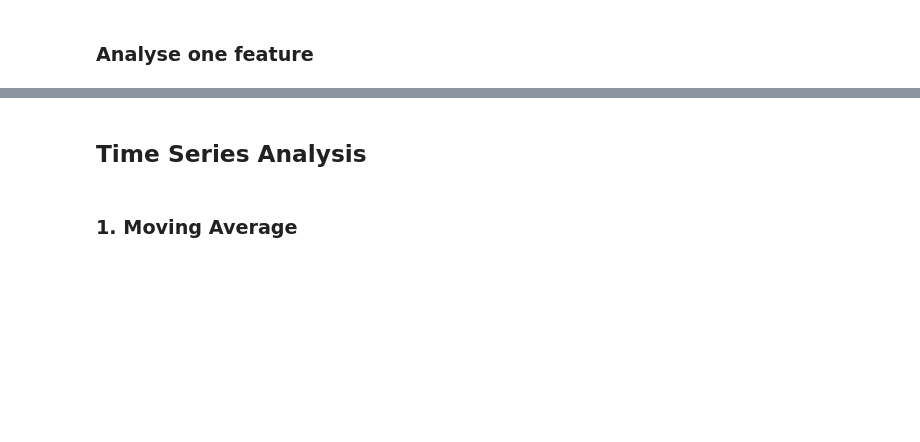
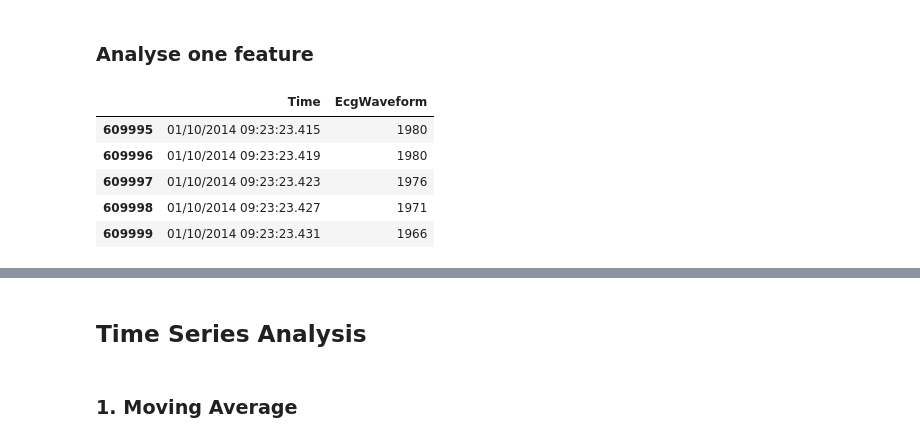
Before and after one commit to sncr0/d1namo, a Jupyter notebook: notebooks/eda-on-d1namo-ecg.ipynb, the cells around one changed output, grey strips where cells are left out. Cells and saved outputs as stored; diff of their text form; code cells hidden in the pictures; blank space fills up the shorter version.

```diff
--- a/notebooks/eda-on-d1namo-ecg.ipynb
+++ b/notebooks/eda-on-d1namo-ecg.ipynb
@@ -48,10 +66,17 @@ print(f'\n\nTotal Healthy ECG samples : {count2}\nTotal Unhealthy (Diabetic) ECG
 # %% [markdown]
 ### Analyse one feature
 # %%
-df = pd.read_csv('/kaggle/input/d1namo-ecg-glucose-data/diabetes_subset_ecg_data/diabetes_subset_ecg_data/007/sensor_data/2014_10_01-08_42_43/2014_10_01-08_42_43_ECG.csv')
+df = pd.read_csv('/home/sncr0/data/d1namo/diabetes_subset_ecg_data/diabetes_subset_ecg_data/007/sensor_data/2014_10_01-08_42_43/2014_10_01-08_42_43_ECG.csv')
 
 df_s = df[600000:610000]
 df_s.tail()
+# %% [output]
+|  | Time | EcgWaveform |
+| 609995 | 01/10/2014 09:23:23.415 | 1980 |
+| 609996 | 01/10/2014 09:23:23.419 | 1980 |
+| 609997 | 01/10/2014 09:23:23.423 | 1976 |
+| 609998 | 01/10/2014 09:23:23.427 | 1971 |
+| 609999 | 01/10/2014 09:23:23.431 | 1966 |
 # %%
 # df.shape
 # %%
```
Also changed, not shown: parts of 19 cells of this notebook, 2 other files.
